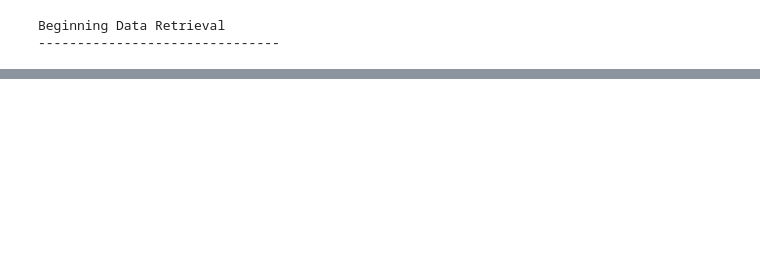
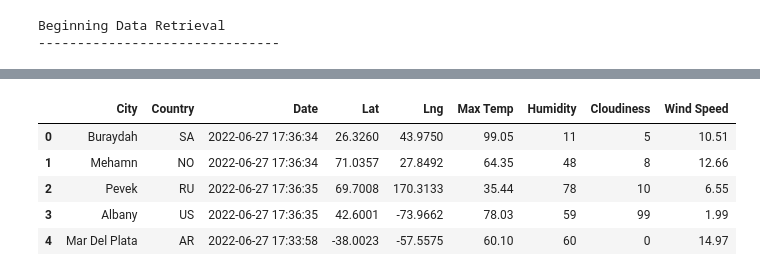
Before and after one commit to FreshOats/World_Weather_Analysis, a Jupyter notebook: WeatherPy.ipynb, the cells around one changed output, grey strips where cells are left out. Saved outputs shown, nothing was run; the diff lists cells and outputs as text; code cells hidden in the pictures; blank space fills up the shorter version.

```diff
--- a/WeatherPy.ipynb
+++ b/WeatherPy.ipynb
@@ -120,0 +174,11 @@ Processing Record 23 of Set 13 | nabire
+# %%
+new_order = ["City", "Country", "Date", "Lat", "Lng", "Max Temp", "Humidity", "Cloudiness", "Wind Speed"]
+city_data_df = city_data_df[new_order]
+city_data_df.head()
+# %% [output]
+|  | City | Country | Date | Lat | Lng | Max Temp | Humidity | Cloudiness | Wind Speed |
+| 0 | Buraydah | SA | 2022-06-27 17:36:34 | 26.3260 | 43.9750 | 99.05 | 11 | 5 | 10.51 |
+| 1 | Mehamn | NO | 2022-06-27 17:36:34 | 71.0357 | 27.8492 | 64.35 | 48 | 8 | 12.66 |
+| 2 | Pevek | RU | 2022-06-27 17:36:35 | 69.7008 | 170.3133 | 35.44 | 78 | 10 | 6.55 |
+| 3 | Albany | US | 2022-06-27 17:36:35 | 42.6001 | -73.9662 | 78.03 | 59 | 99 | 1.99 |
+| 4 | Mar Del Plata | AR | 2022-06-27 17:33:58 | -38.0023 | -57.5575 | 60.10 | 60 | 0 | 14.97 |
```
Also changed, not shown: parts of 5 cells of this notebook, 2 other files.
